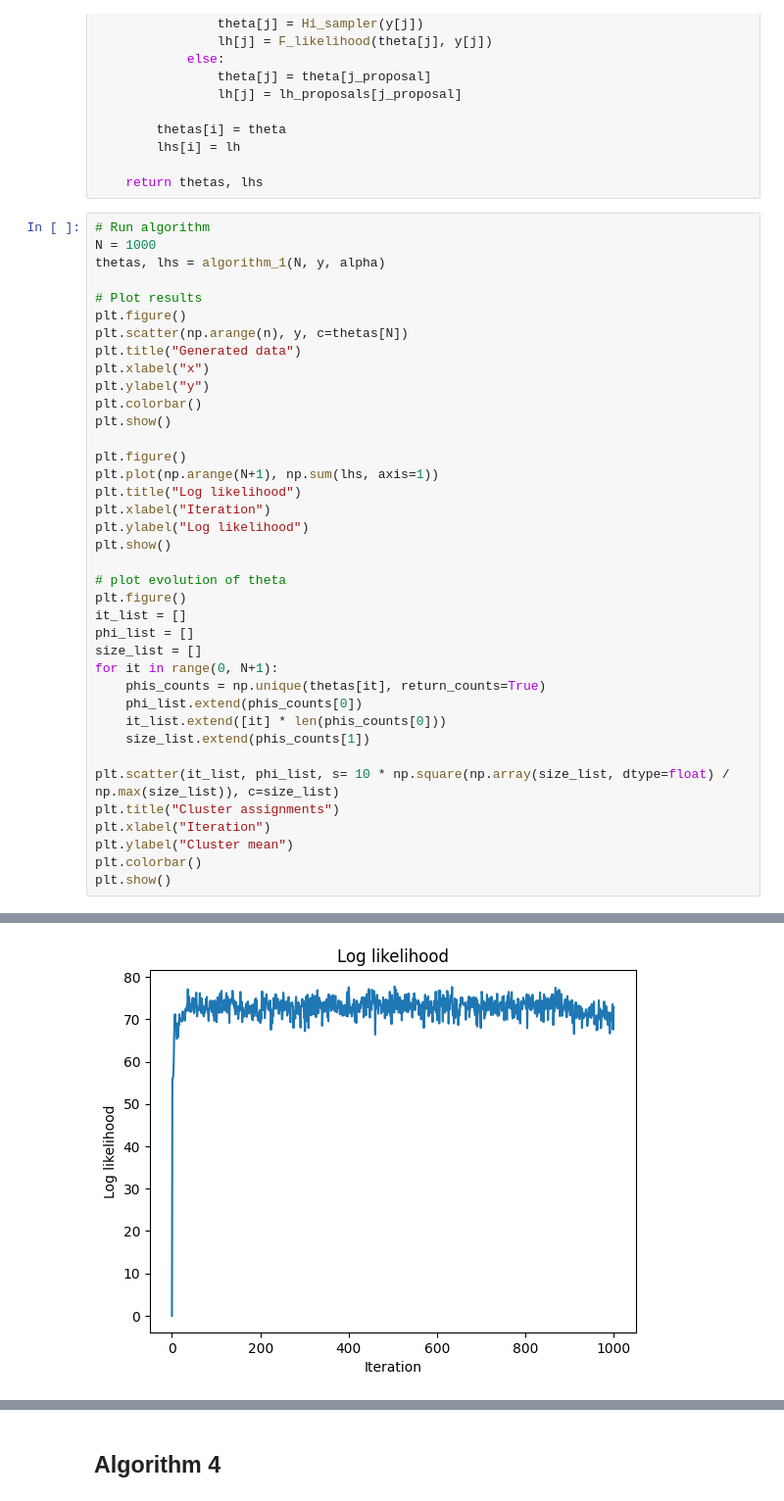
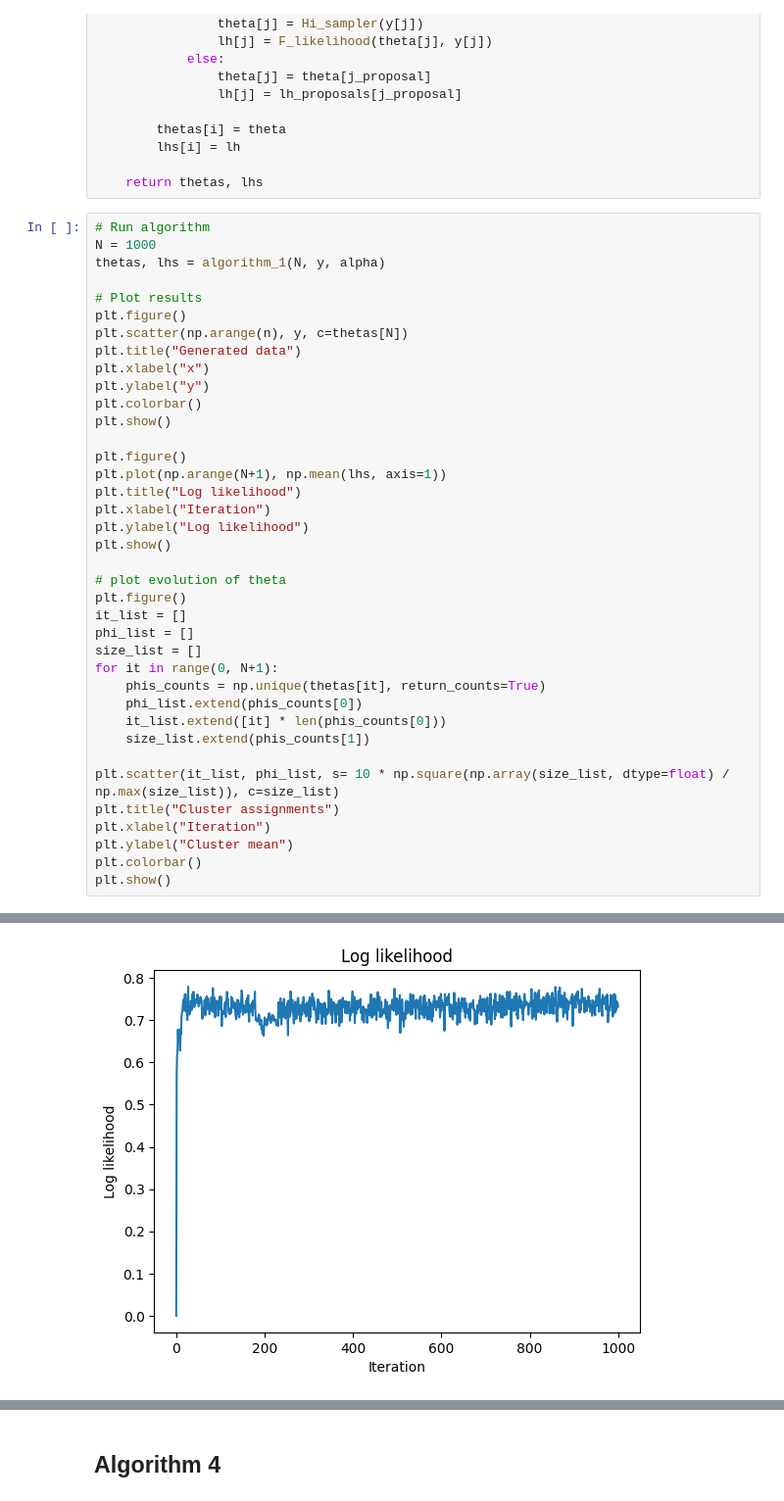
Before and after one commit to MariusAlonso/MVA-PGM-Sampling-Methods-DP-Mixture-Models, a Jupyter notebook: algos.ipynb, the cells around one changed output, grey strips where cells are left out. Shown: that part at 98% size. Cells and saved outputs as stored; diff of their text form.

```diff
--- a/algos.ipynb
+++ b/algos.ipynb
@@ -119,7 +124,7 @@ plt.colorbar()
 plt.show()
 
 plt.figure()
-plt.plot(np.arange(N+1), np.sum(lhs, axis=1))
+plt.plot(np.arange(N+1), np.mean(lhs, axis=1))
 plt.title("Log likelihood")
 plt.xlabel("Iteration")
 plt.ylabel("Log likelihood")
@@ -147 +152 @@ plt.show()
-[figure, old version]
+[figure, new version]
```
Also changed, not shown: parts of 6 cells of this notebook.
